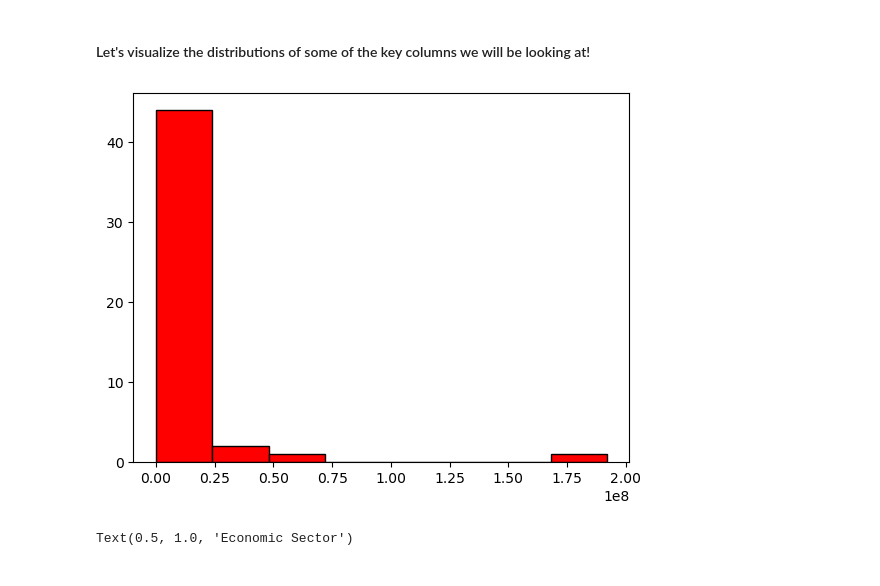
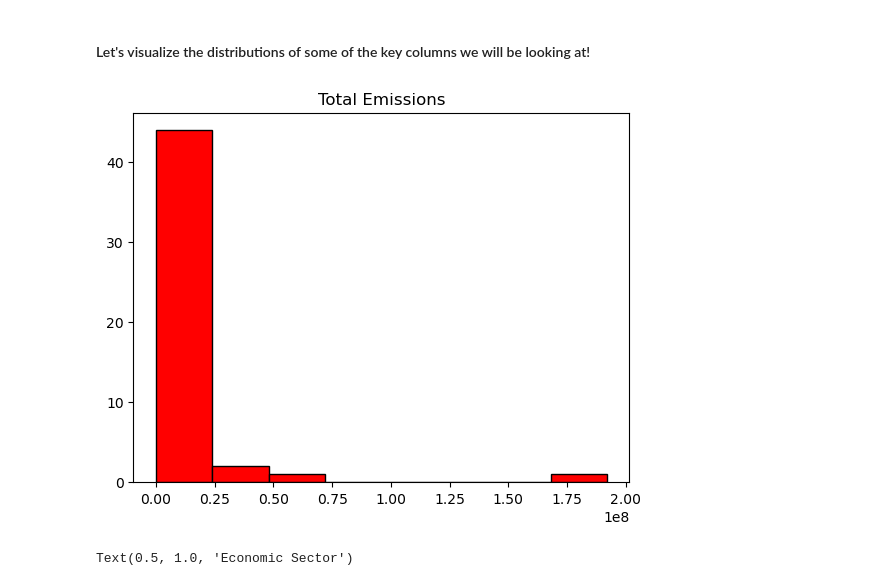
Before and after one commit to joshfeld2928/Corporate-Environmental-Impact, a Jupyter notebook: corpEnviroFin.ipynb, the cells around one changed output. Drawn from its saved outputs; the diff is of its cells as text; code cells hidden in the pictures.

```diff
--- a/corpEnviroFin.ipynb
+++ b/corpEnviroFin.ipynb
@@ -177,11 +177,13 @@ df = df.reset_index(drop=False)
 # %%
 # Total Emissions Histogram
 
 plt.hist(df['Total emissions'],bins=8,color='red',edgecolor='black')
 
+plt.title('Total Emissions')
+
 plt.show()
 # %% [output]
-[figure, old version]
+[figure, new version]
 # %%
 # Economic sector histogram
 
```
Also changed, not shown: parts of 2 cells of this notebook.
